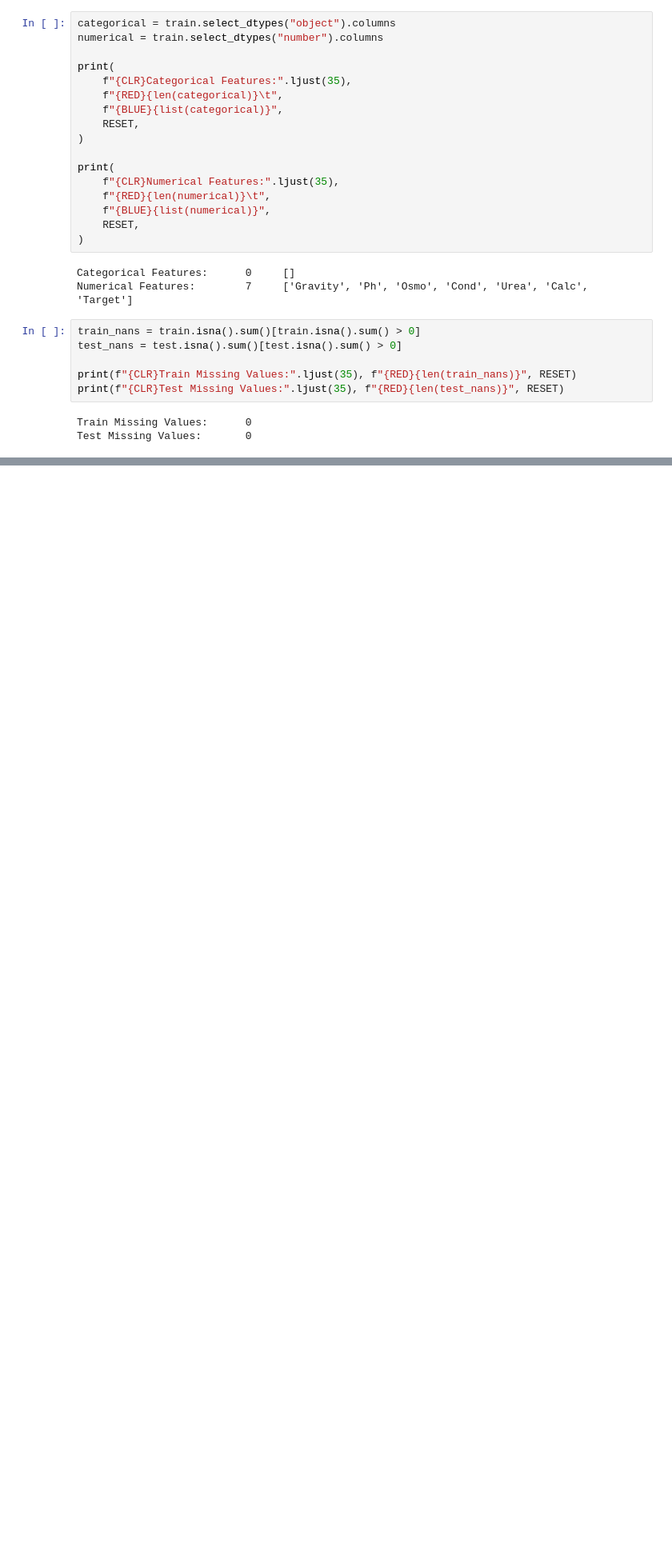
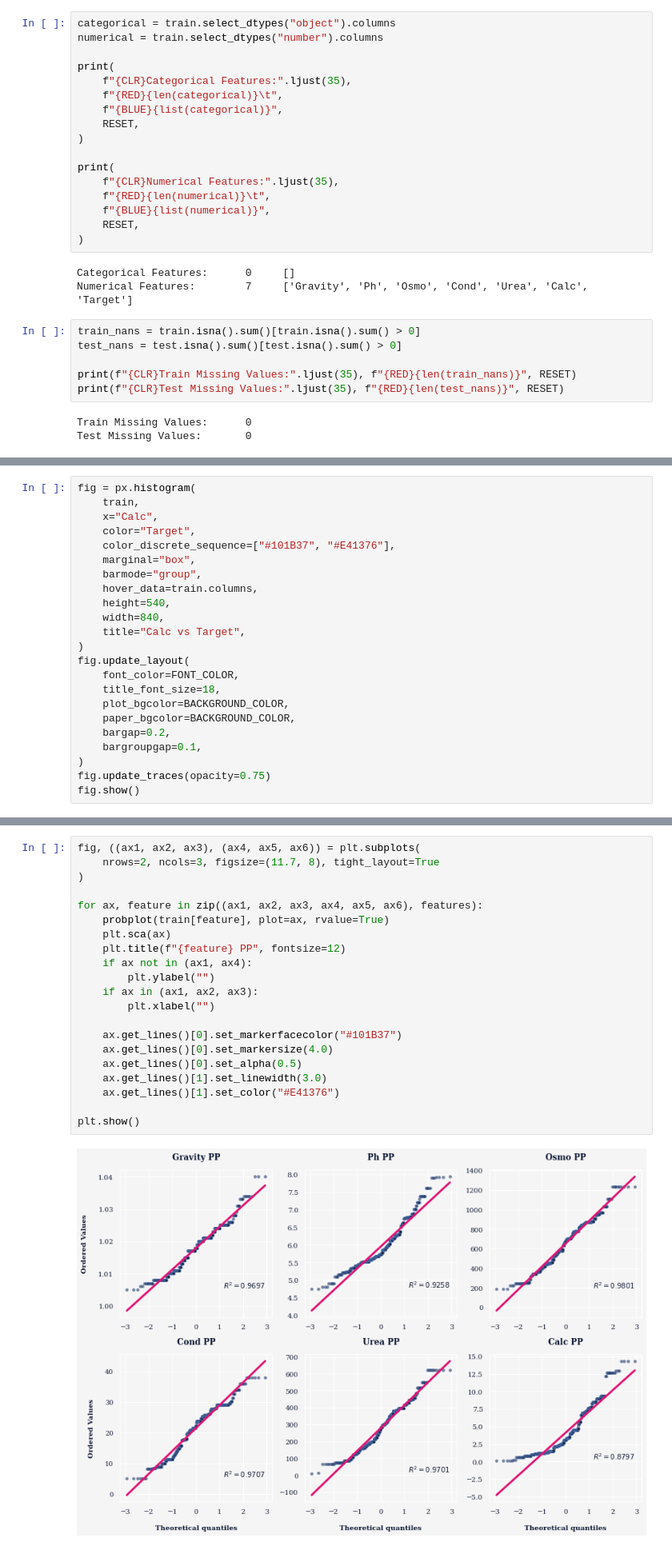
Before and after one commit to mateuszk098/kaggle-notebooks, a Jupyter notebook: playground_series_s3e12/notes.ipynb, the cells around one changed output, grey strips where cells are left out. Shown at 80% size. Cells and saved outputs as stored; diff of their text form; blank space fills up the shorter version.

```diff
--- a/playground_series_s3e12/notes.ipynb
+++ b/playground_series_s3e12/notes.ipynb
@@ -1290,0 +935,23 @@ within a given feature for each sample (it means each green line corresponds to
+# %%
+fig = px.histogram(
+    train,
+    x="Calc",
+    color="Target",
+    color_discrete_sequence=["#101B37", "#E41376"],
+    marginal="box",
+    barmode="group",
+    hover_data=train.columns,
+    height=540,
+    width=840,
+    title="Calc vs Target",
+)
+fig.update_layout(
+    font_color=FONT_COLOR,
+    title_font_size=18,
+    plot_bgcolor=BACKGROUND_COLOR,
+    paper_bgcolor=BACKGROUND_COLOR,
+    bargap=0.2,
+    bargroupgap=0.1,
+)
+fig.update_traces(opacity=0.75)
+fig.show()
@@ -1290,0 +1068,23 @@ within a given feature for each sample (it means each green line corresponds to
+# %%
+fig, ((ax1, ax2, ax3), (ax4, ax5, ax6)) = plt.subplots(
+    nrows=2, ncols=3, figsize=(11.7, 8), tight_layout=True
+)
+
+for ax, feature in zip((ax1, ax2, ax3, ax4, ax5, ax6), features):
+    probplot(train[feature], plot=ax, rvalue=True)
+    plt.sca(ax)
+    plt.title(f"{feature} PP", fontsize=12)
+    if ax not in (ax1, ax4):
+        plt.ylabel("")
+    if ax in (ax1, ax2, ax3):
+        plt.xlabel("")
+
+    ax.get_lines()[0].set_markerfacecolor("#101B37")
+    ax.get_lines()[0].set_markersize(4.0)
+    ax.get_lines()[0].set_alpha(0.5)
+    ax.get_lines()[1].set_linewidth(3.0)
+    ax.get_lines()[1].set_color("#E41376")
+
+plt.show()
+# %% [output]
+[figure, added]
```
Also changed, not shown: parts of 120 cells of this notebook.
